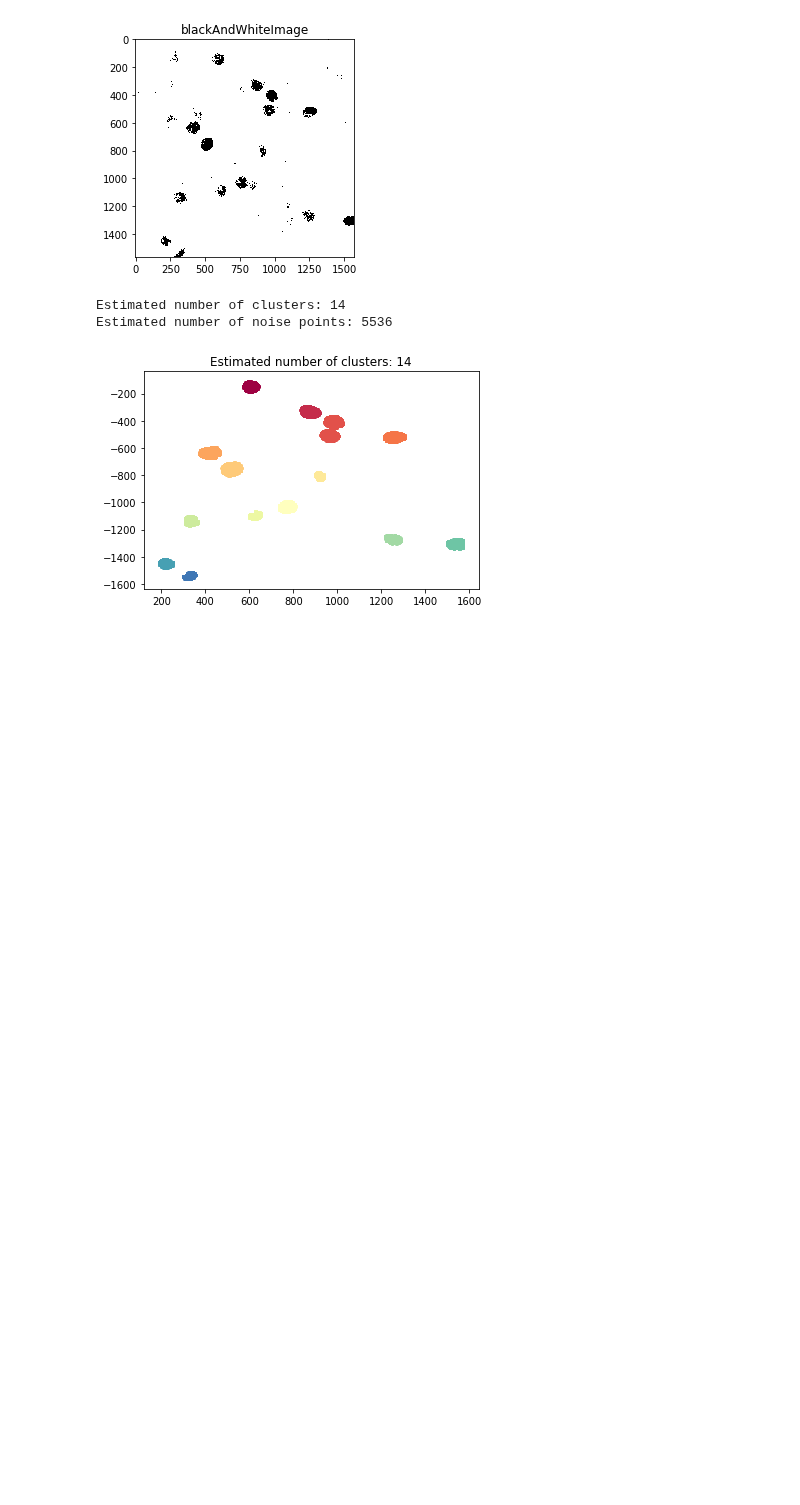
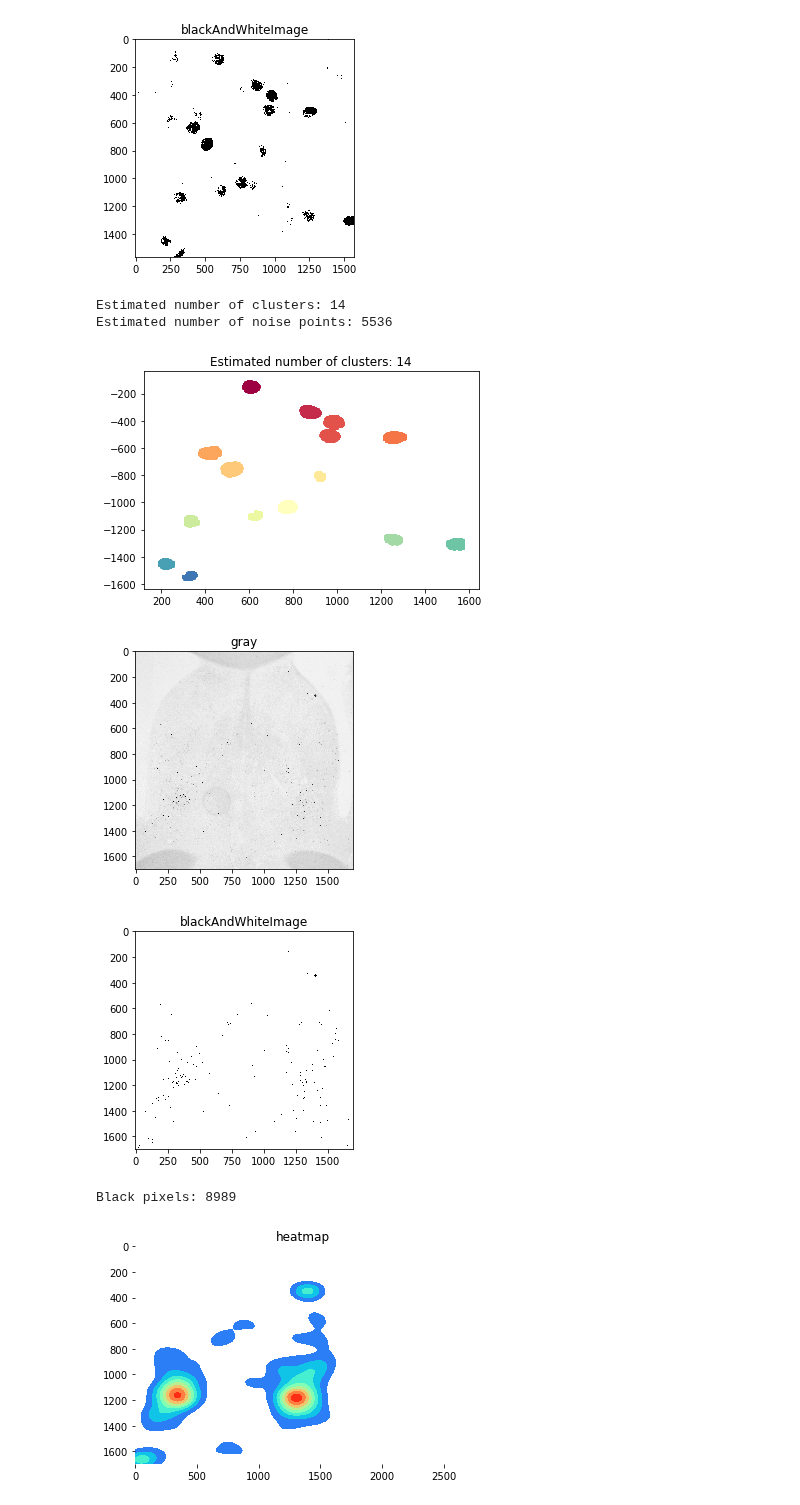
Before and after one commit to balazs-endresz/notebooks, a Jupyter notebook: gina/Untitled.ipynb, the cells around one changed output. Saved outputs shown, nothing was run; the diff lists cells and outputs as text; code cells hidden in the pictures; blank space fills up the shorter version.

Commit message:
Add heatmap

```diff
--- a/gina/Untitled.ipynb
+++ b/gina/Untitled.ipynb
@@ -108,3 +106,44 @@ plt.show()
 Estimated number of clusters: 14
 Estimated number of noise points: 5536
 [figure]
+# %%
+import cv2
+from matplotlib import pyplot as plt
+from mpl_toolkits.mplot3d import Axes3D
+import numpy as np
+import seaborn as sns
+
+mo_small = cv2.imread('./mo-small.jpg')
+mo = cv2.imread('./mo.jpg')
+sn = cv2.imread('./sn.jpg')
+
+masked = mo
+gray = cv2.cvtColor(masked, cv2.COLOR_RGB2GRAY)
+gray = cv2.bitwise_not(gray)
+plt.imshow(gray, cmap='gray_r');plt.title('gray');plt.show()
+(thresh, blackAndWhiteImage) = cv2.threshold(gray, 80, 255, cv2.THRESH_BINARY)
+plt.imshow(blackAndWhiteImage, cmap='gray_r');plt.title('blackAndWhiteImage');plt.show()
+
+
+blackAndWhiteImage = blackAndWhiteImage.T
+# convert black pixels to coordinates
+coords = np.column_stack(np.where(blackAndWhiteImage > 1))
+
+x = coords[:,0]
+y = coords[:,1]
+print('Black pixels:', len(x))
+
+ax = sns.kdeplot(x, y, cmap="rainbow", shade=True, shade_lowest=False, n_levels=10)
+ax.set_frame_on(False)
+size = 1697
+#size = 180
+plt.xlim(0, size*1.6)
+plt.ylim(size, 0)
+# plt.axis('off')
+plt.title('heatmap')
+plt.show()
+# %% [output]
+[figure, added]
+[figure, added]
+Black pixels: 8989
+[figure, added]
```
Also changed, not shown: parts of 2 cells of this notebook, 3 other files.
